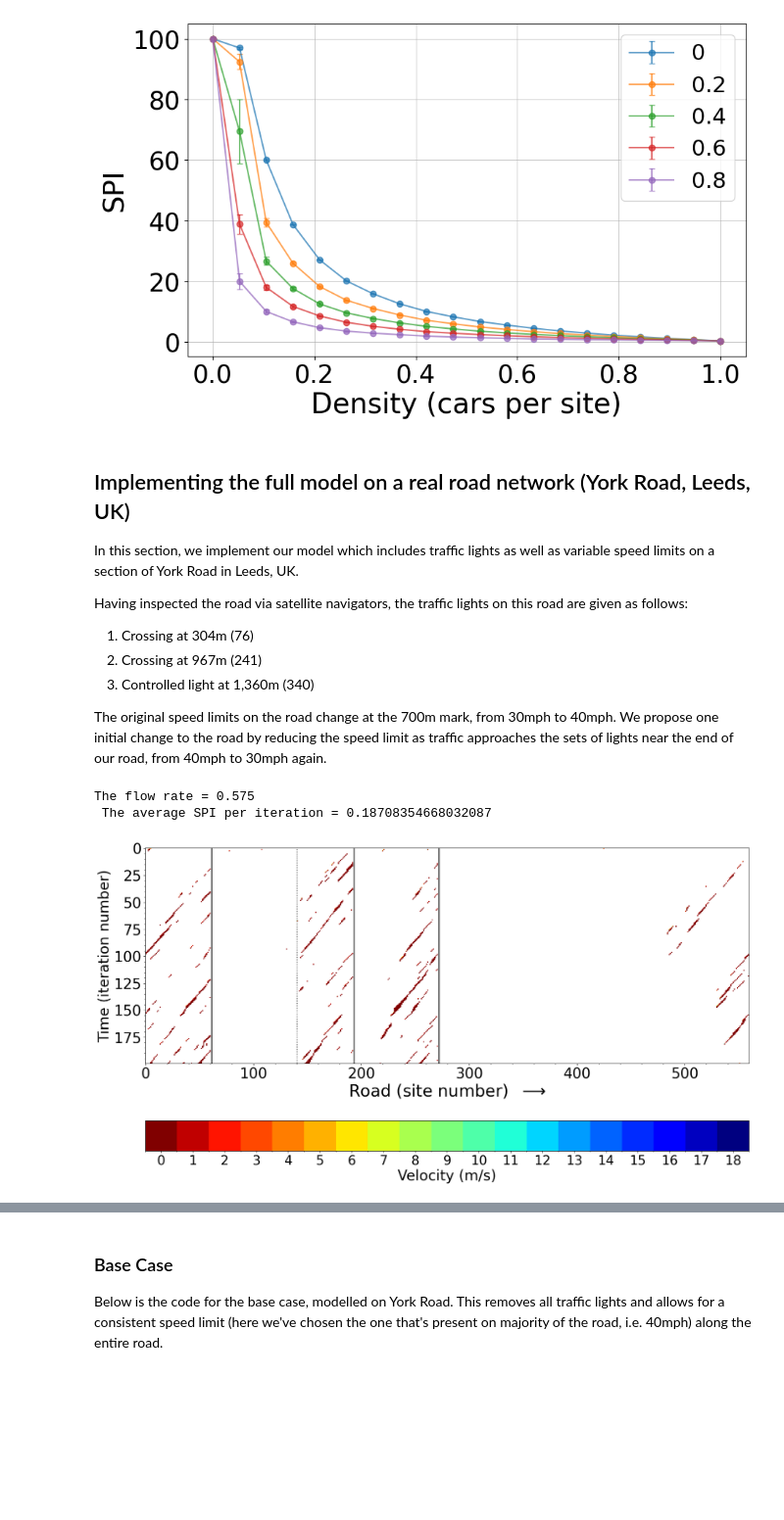
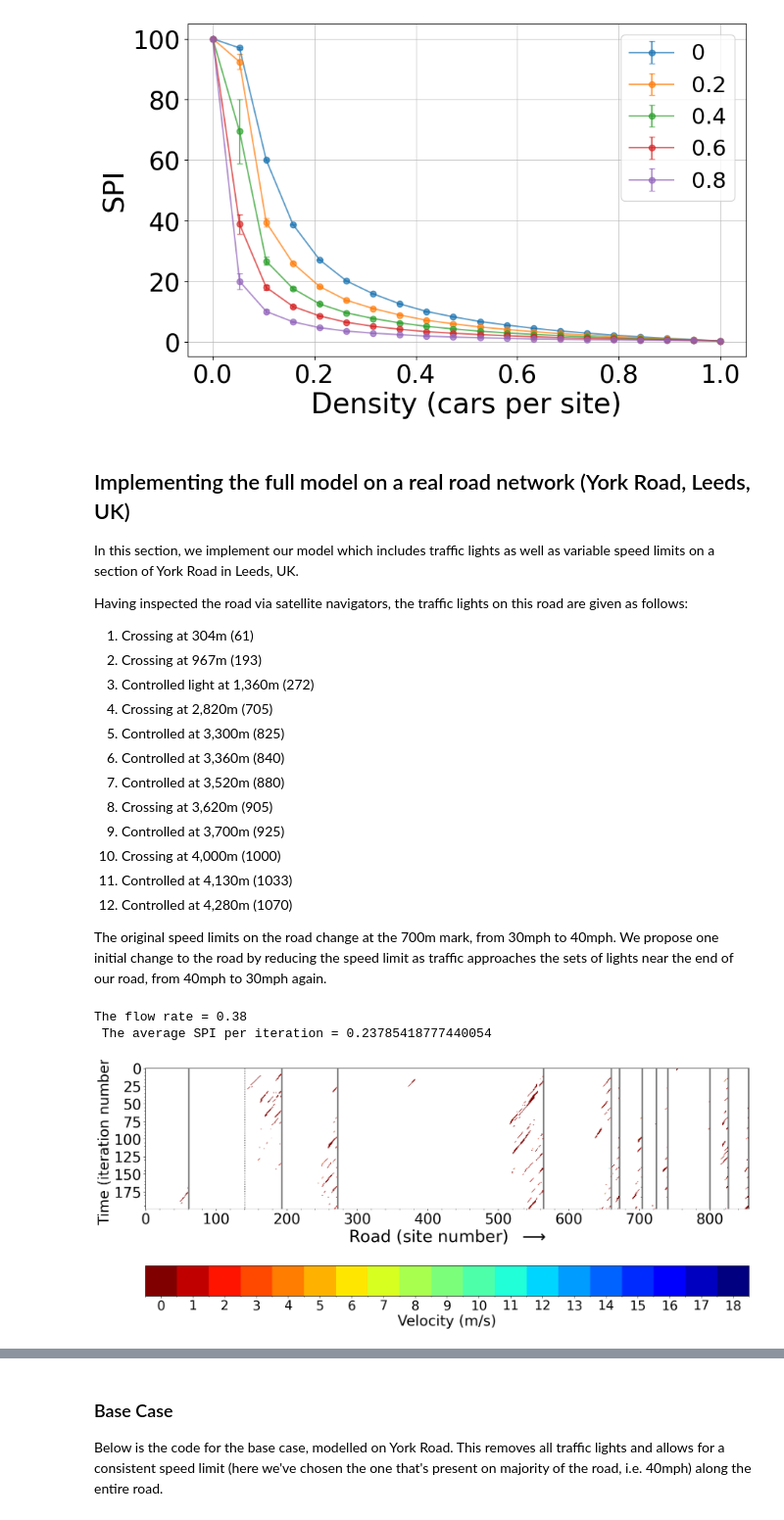
Before and after one commit to turtlesoul25/Traffic_SpeedControls_IM_Project2, a Jupyter notebook: Final_code/Traffic_Controls_IM_Project2.ipynb, the cells around one changed output, grey strips where cells are left out. Shown at 98% size. Drawn from its saved outputs; the diff is of its cells as text; code cells hidden in the pictures; blank space fills up the shorter version.

```diff
--- a/Final_code/Traffic_Controls_IM_Project2.ipynb
+++ b/Final_code/Traffic_Controls_IM_Project2.ipynb
@@ -423,42 +423,60 @@ plt.grid(which='both', linewidth=0.5)
 In this section, we implement our model which includes traffic lights as well as variable speed limits on a section of York Road in Leeds, UK.
 
 Having inspected the road via satellite navigators, the traffic lights on this road are given as follows:
-1. Crossing at 304m (76)
-2. Crossing at 967m (241)
-3. Controlled light at 1,360m (340)
-
+1. Crossing at 304m (61)
+2. Crossing at 967m (193)
+3. Controlled light at 1,360m (272)
+4. Crossing at 2,820m (705)
+5. Controlled at 3,300m (825)
+6. Controlled at 3,360m (840)
+7. Controlled at 3,520m (880)
+8. Crossing at 3,620m (905)
+9. Controlled at 3,700m (925)
+10. Crossing at 4,000m (1000)
+11. Controlled at 4,130m (1033)
+12. Controlled at 4,280m (1070)
 
 The original speed limits on the road change at the 700m mark, from 30mph to 40mph. We propose one initial change to the road by reducing the speed limit as traffic approaches the sets of lights near the end of our road, from 40mph to 30mph again.
 # %%
 random.seed(12345)
-region_lengths = [140, 420]
+region_lengths = [140, 716]
 limit_boundaries = [140]
 region_speed_limits = [14, 18]
 n_cars = 94
 nt = 200
 car_slow_down_prob = 0.127
 red_time = 2
 green_time = red_time + 12
-light_positions = [61, 193, 272]
+light_positions = [61, 193, 272, 564, 660, 672, 704, 724, 740, 800, 826, 855]
 traffic_light_list = [
     (61, green_time, red_time, 0, True),
     (193, green_time, red_time, 0, True),
-    (272, green_time, red_time, 0, False)]
+    (272, green_time, red_time, 0, False),
+    (564, green_time, red_time, 0, True),
+    (660, green_time, red_time, 0, False),
+    (672, green_time, red_time, 0, False),
+    (704, green_time, red_time, 0, False),
+    (724, green_time, red_time, 0, True),
+    (740, green_time, red_time, 0, False),
+    (800, green_time, red_time, 0, True),
+    (826, green_time, red_time, 0, False),
+    (855, green_time, red_time, 0, False)
+    ]
 
 sim_york_rd_val = simulate_traffic_lights(region_lengths, region_speed_limits,
                                      n_cars, nt, car_slow_down_prob,
                                      traffic_light_list)
 
 print(f"The flow rate = {sim_york_rd_val[2]}\n",
       f"The average SPI per iteration = {sim_york_rd_val[3]}")
 fig, ax = plt.subplots(figsize = (21,20))
 plot_road_with_lights(roads = sim_york_rd_val[0], traffic_light_roads = sim_york_rd_val[1],
                       light_positions = light_positions, limit_boundaries = limit_boundaries,
                       vmax = max(region_speed_limits), nt = nt)
 # %% [output]
-The flow rate = 0.575
- The average SPI per iteration = 0.18708354668032087
+The flow rate = 0.38
+ The average SPI per iteration = 0.23785418777440054
-[figure, old version]
+[figure, new version]
 # %%
 random.seed(12345)
 region_lengths = [140, 716]
```
Also changed, not shown: parts of 7 cells of this notebook, 18 other files.
